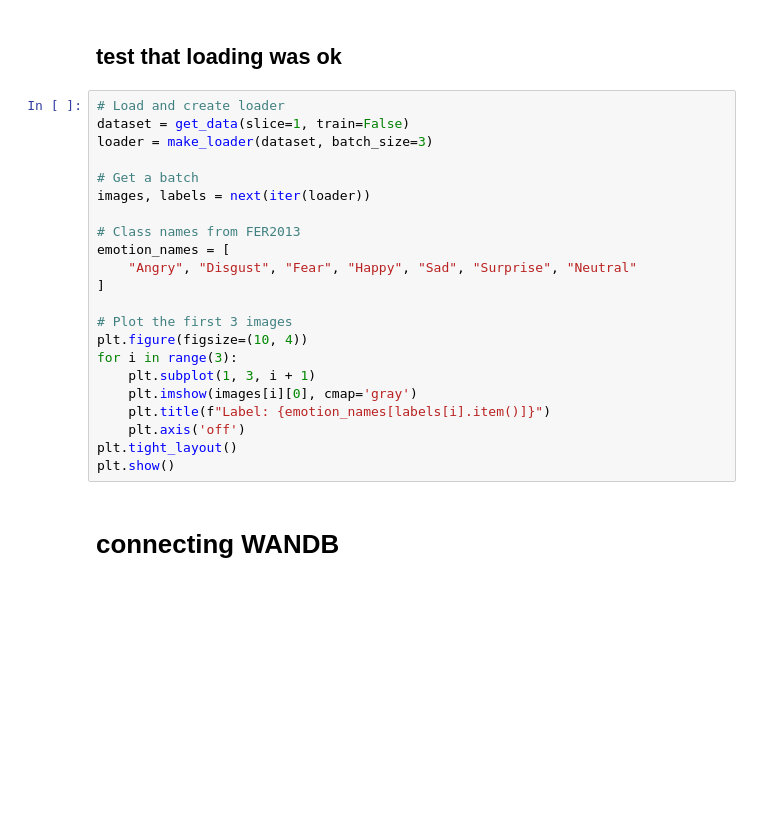
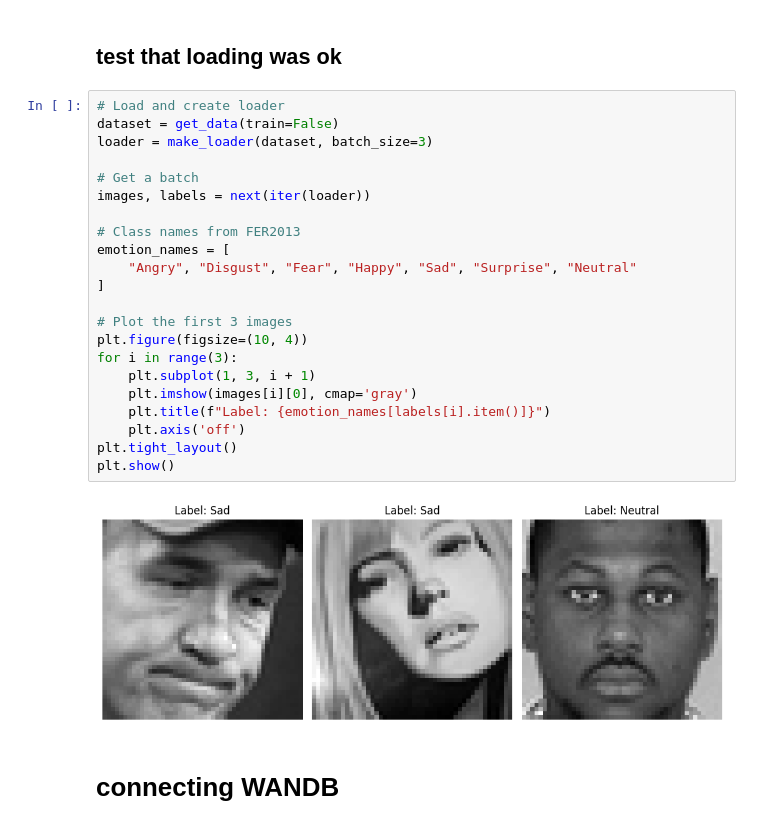
Before and after one commit to arazm21/ML-homework_4, a Jupyter notebook: expression_notebook_final.ipynb, the cells around one changed output. Saved outputs shown, nothing was run; the diff lists cells and outputs as text; blank space fills up the shorter version.

```diff
--- a/expression_notebook_final.ipynb
+++ b/expression_notebook_final.ipynb
@@ -111,26 +341,28 @@ def make_loader(dataset, batch_size):
 ## test that loading was ok
 # %%
 # Load and create loader
-dataset = get_data(slice=1, train=False)
+dataset = get_data(train=False)
 loader = make_loader(dataset, batch_size=3)
 
 # Get a batch
 images, labels = next(iter(loader))
 
 # Class names from FER2013
 emotion_names = [
     "Angry", "Disgust", "Fear", "Happy", "Sad", "Surprise", "Neutral"
 ]
 
 # Plot the first 3 images
 plt.figure(figsize=(10, 4))
 for i in range(3):
     plt.subplot(1, 3, i + 1)
     plt.imshow(images[i][0], cmap='gray')
     plt.title(f"Label: {emotion_names[labels[i].item()]}")
     plt.axis('off')
 plt.tight_layout()
 plt.show()
+# %% [output]
+[figure, added]
 # %% [markdown]
 # connecting WANDB
 # %%
```
Also changed, not shown: parts of 24 cells of this notebook.
